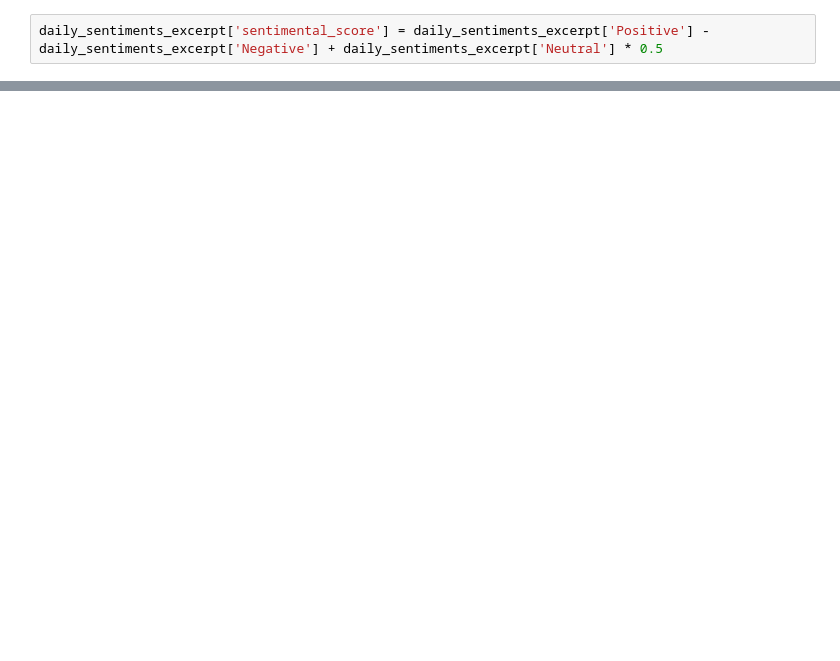
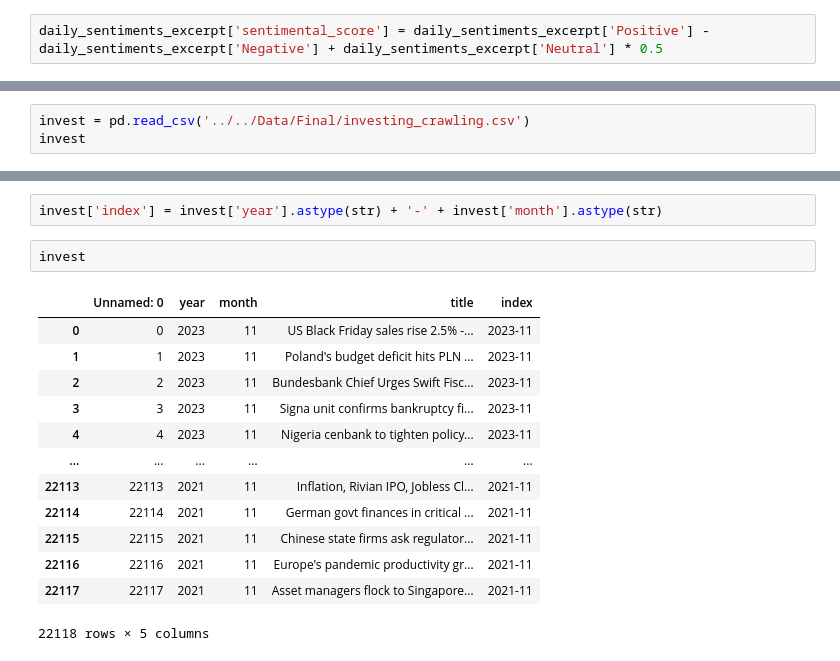
Before and after one commit to Tommylee1013/Webscraping, a Jupyter notebook: Projects/Final Team Projects/FinBERT.ipynb, the cells around one changed output, grey strips where cells are left out. Cells and saved outputs as stored; diff of their text form; blank space fills up the shorter version.

```diff
--- a/Projects/Final Team Projects/FinBERT.ipynb
+++ b/Projects/Final Team Projects/FinBERT.ipynb
@@ -247,0 +295,3 @@ plt.show()
+# %%
+invest = pd.read_csv('../../Data/Final/investing_crawling.csv')
+invest
@@ -247,0 +312,18 @@ plt.show()
+# %%
+invest['index'] = invest['year'].astype(str) + '-' + invest['month'].astype(str)
+# %%
+invest
+# %% [output]
+|  | Unnamed: 0 | year | month | title | index |
+| 0 | 0 | 2023 | 11 | US Black Friday sales rise 2.5% -... | 2023-11 |
+| 1 | 1 | 2023 | 11 | Poland's budget deficit hits PLN ... | 2023-11 |
+| 2 | 2 | 2023 | 11 | Bundesbank Chief Urges Swift Fisc... | 2023-11 |
+| 3 | 3 | 2023 | 11 | Signa unit confirms bankruptcy fi... | 2023-11 |
+| 4 | 4 | 2023 | 11 | Nigeria cenbank to tighten policy... | 2023-11 |
+| ... | ... | ... | ... | ... | ... |
+| 22113 | 22113 | 2021 | 11 | Inflation, Rivian IPO, Jobless Cl... | 2021-11 |
+| 22114 | 22114 | 2021 | 11 | German govt finances in critical ... | 2021-11 |
+| 22115 | 22115 | 2021 | 11 | Chinese state firms ask regulator... | 2021-11 |
+| 22116 | 22116 | 2021 | 11 | Europe's pandemic productivity gr... | 2021-11 |
+| 22117 | 22117 | 2021 | 11 | Asset managers flock to Singapore... | 2021-11 |
+22118 rows × 5 columns
```
Also changed, not shown: parts of 26 cells of this notebook, 14 other files.
